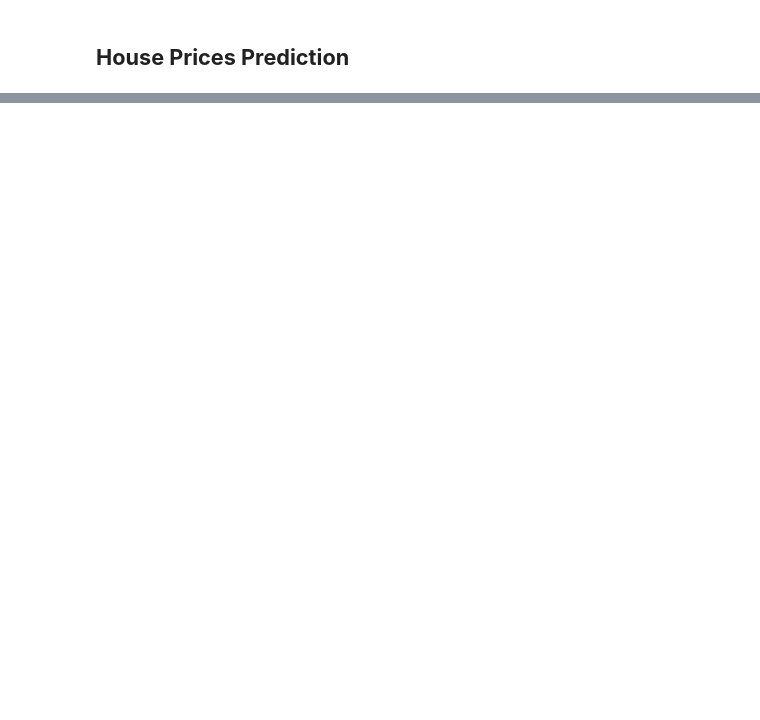
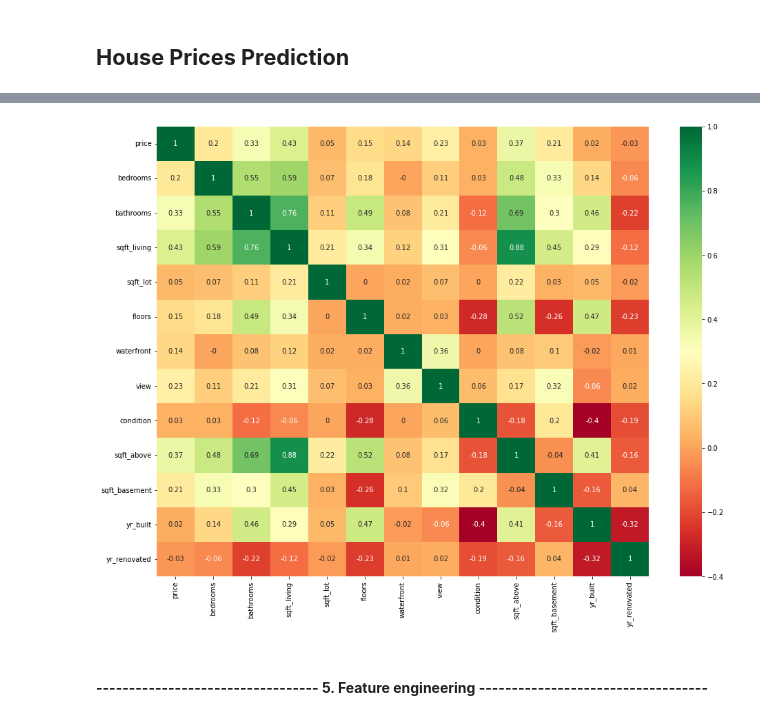
Before and after one commit to MattithyahuData/P5-House-Prices-Prediction, a Jupyter notebook: Code/P5_Code.ipynb, the cells around one changed output, grey strips where cells are left out. Cells and saved outputs as stored; diff of their text form; code cells hidden in the pictures; blank space fills up the shorter version.

```diff
--- a/Code/P5_Code.ipynb
+++ b/Code/P5_Code.ipynb
@@ -309,0 +250,14 @@ plt.show()
+# %%
+# Viewing correlations of each features in dataset
+datacorr = round(data.corr(),2)
+corrmat = datacorr
+top_corr_features = corrmat.index
+plt.figure(figsize=(16,12),facecolor='white')
+
+# Plotting heat map
+plot = sns.heatmap(datacorr,annot=True,cmap="RdYlGn")
+plt.savefig('../images/correlation.png')
+# %% [output]
+[figure, added]
+# %% [markdown]
+#### **----------------------------------  5. Feature engineering  -----------------------------------**
```
Also changed, not shown: parts of 62 cells of this notebook, 8 other files.
